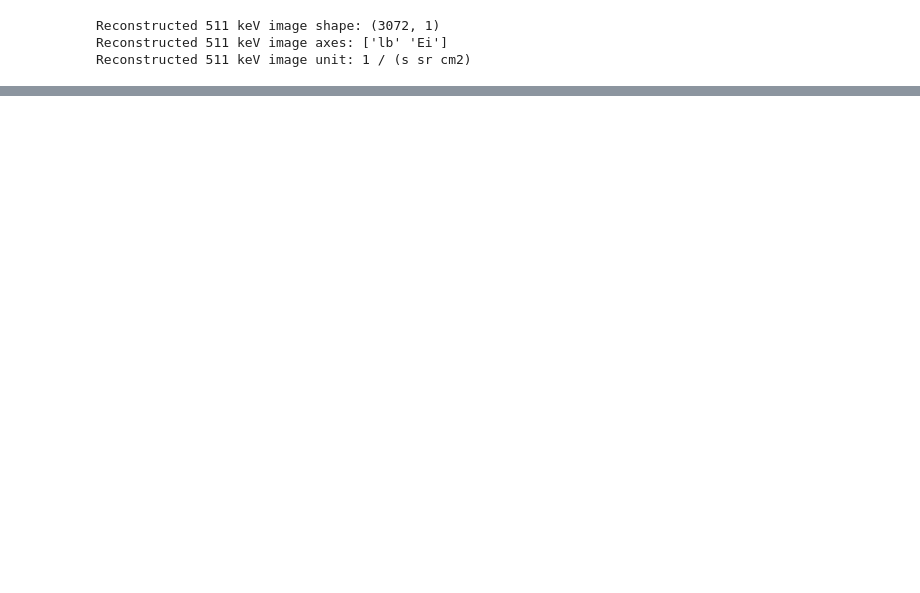
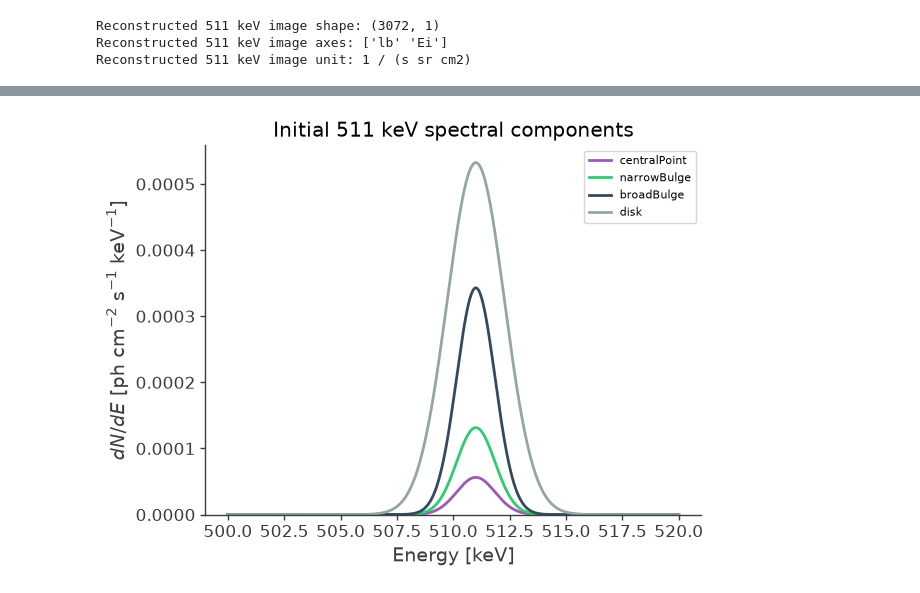
Before and after one commit to mquezada13/data-challenge-3-4-exploration, a Jupyter notebook: workflow/notebooks/04_511_galactic_disk_scale.ipynb, the cells around one changed output, grey strips where cells are left out. Saved outputs shown, nothing was run; the diff lists cells and outputs as text; code cells hidden in the pictures; blank space fills up the shorter version.

```diff
--- a/workflow/notebooks/04_511_galactic_disk_scale.ipynb
+++ b/workflow/notebooks/04_511_galactic_disk_scale.ipynb
@@ -394,0 +390,9 @@ plt.show()
+# %%
+# Convert the Galactic center to the equatorial coordinates
+# required by the PointSource class.
+galactic_center = SkyCoord(
+    l=0.0 * u.deg,
+    b=0.0 * u.deg,
+    frame="galactic",
+)
+galactic_center_icrs = galactic_center.transform_to("icrs")
@@ -394,0 +460,36 @@ plt.show()
+# %%
+# Define the energy grid used only to visualize the spectral models.
+energy = np.linspace(500.0, 520.0, 10001) * u.keV
+
+source_components = [
+    central_point_source,
+    narrow_bulge_source,
+    broad_bulge_source,
+    disk_source,
+]
+# %%
+
+
+fig, ax = plt.subplots()
+
+# Evaluate and plot the initial spectrum of each source component.
+for name, source in zip(component_names, source_components):
+    differential_flux = source.spectrum.main.shape(energy)
+    ax.plot(
+        energy,
+        differential_flux,
+        label=name,
+    )
+
+ax.set_xlabel("Energy [keV]", fontsize=14)
+ax.set_ylabel(
+    r"$dN/dE$ [ph cm$^{-2}$ s$^{-1}$ keV$^{-1}$]",
+    fontsize=14,
+)
+ax.set_title("Initial 511 keV spectral components")
+ax.set_ylim(bottom=0)
+ax.legend()
+
+plt.show()
+# %% [output]
+[figure, added]
```
Also changed, not shown: parts of 84 cells of this notebook.
